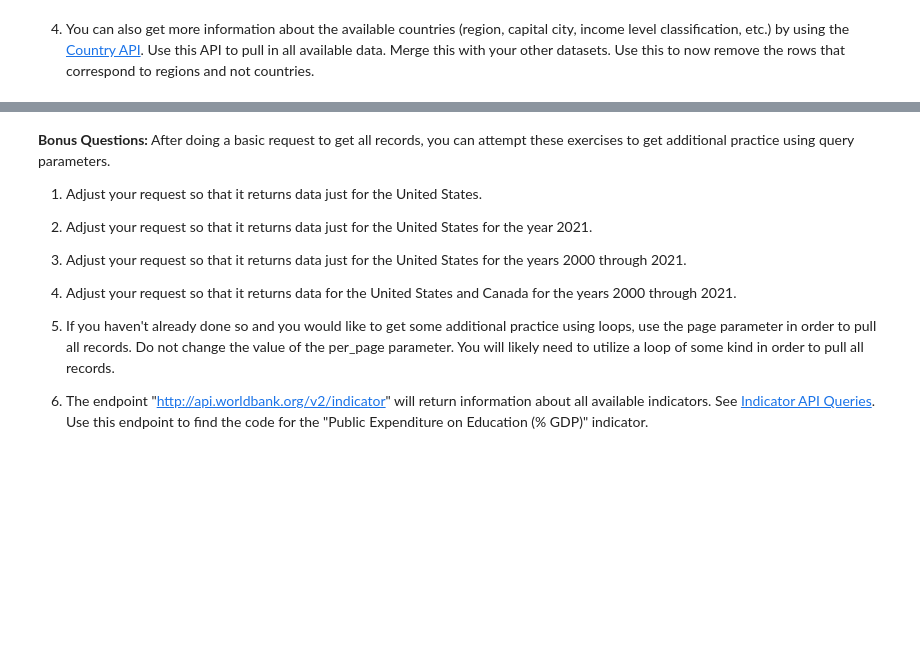
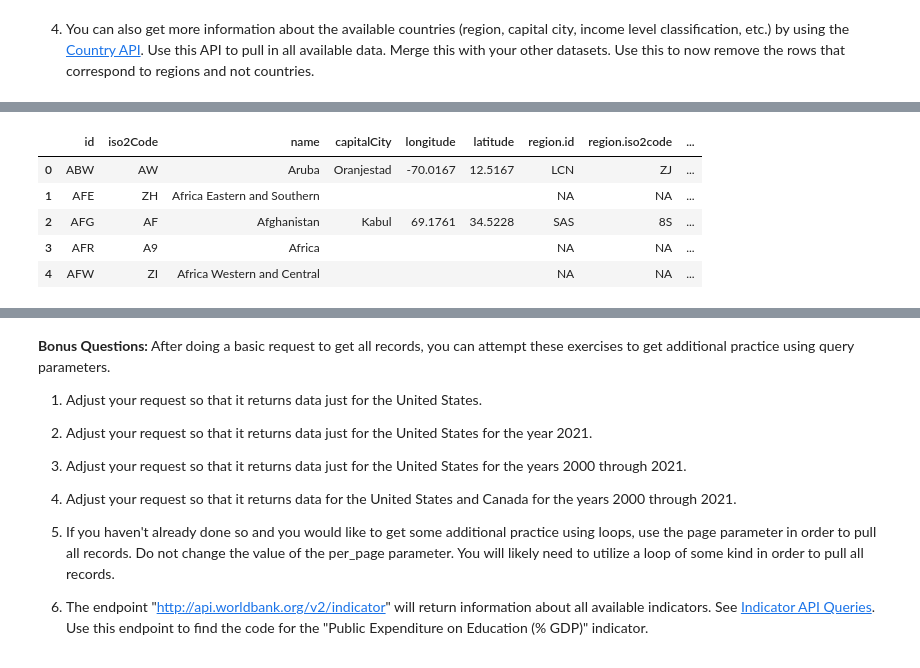
Before and after one commit to nss-data-science-cohort-8/api-exercise-JEFFDAVISJR, a Jupyter notebook: notebooks/UN_Data_API_Exercise.ipynb, the cells around one changed output, grey strips where cells are left out. Saved outputs shown, nothing was run; the diff lists cells and outputs as text; code cells hidden in the pictures; blank space fills up the shorter version.

```diff
--- a/notebooks/UN_Data_API_Exercise.ipynb
+++ b/notebooks/UN_Data_API_Exercise.ipynb
@@ -103,2 +176,8 @@ gdp.head()
 # %% [markdown]
 4. You can also get more information about the available countries (region, capital city, income level classification, etc.) by using the [Country API](https://datahelpdesk.worldbank.org/knowledgebase/articles/898590-country-api-queries). Use this API to pull in all available data. Merge this with your other datasets. Use this to now remove the rows that correspond to regions and not countries.
+# %%
+endpoint_country= 'https://api.worldbank.org/v2/country?format=json'
+response_country = requests.get(endpoint_country)
+response_country
+res_country = response_country.json()
+res_country
@@ -104,0 +202,10 @@ gdp.head()
+# %%
+country = pd.json_normalize(res_country[1])
+country.head()
+# %% [output]
+|  | id | iso2Code | name | capitalCity | longitude | latitude | region.id | region.iso2code | ... |
+| 0 | ABW | AW | Aruba | Oranjestad | -70.0167 | 12.5167 | LCN | ZJ | ... |
+| 1 | AFE | ZH | Africa Eastern and Southern |  |  |  | NA | NA | ... |
+| 2 | AFG | AF | Afghanistan | Kabul | 69.1761 | 34.5228 | SAS | 8S | ... |
+| 3 | AFR | A9 | Africa |  |  |  | NA | NA | ... |
+| 4 | AFW | ZI | Africa Western and Central |  |  |  | NA | NA | ... |
```
Also changed, not shown: parts of 15 cells of this notebook.
